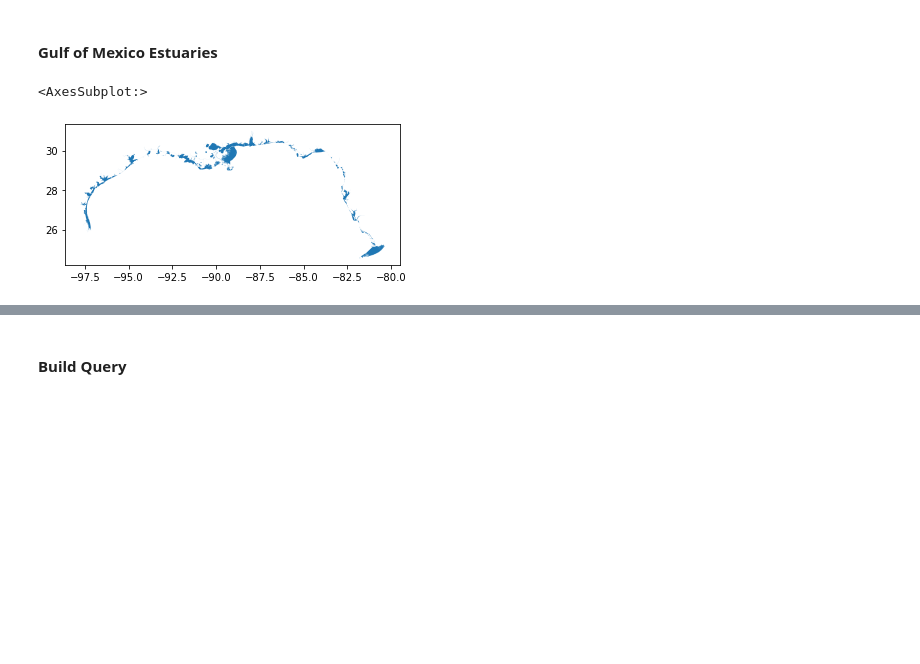
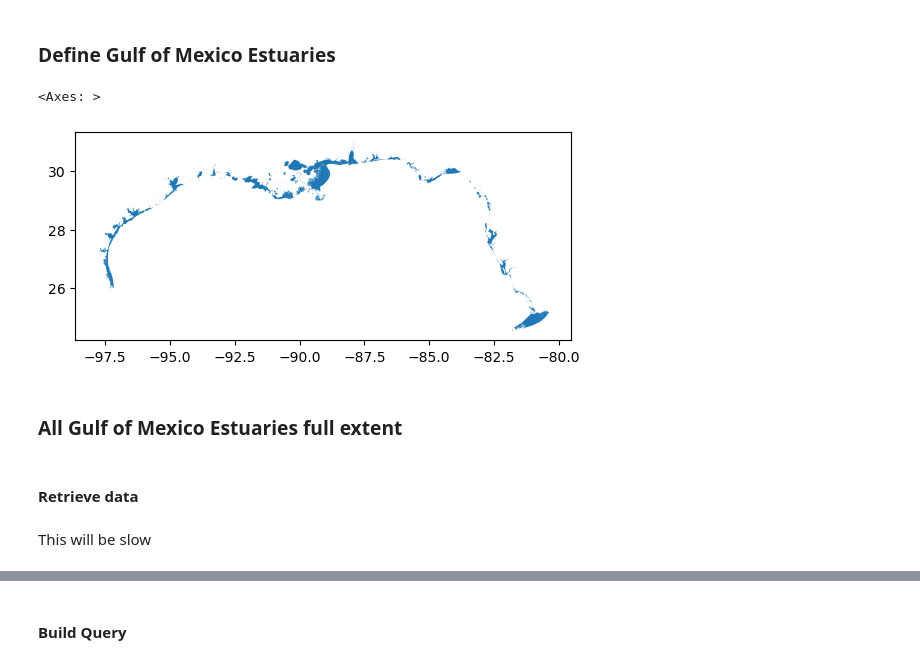
Before and after one commit to USEPA/harmonize-wq, a Jupyter notebook: demos/Harmonize_GOM.ipynb, the cells around one changed output, grey strips where cells are left out. Cells and saved outputs as stored; diff of their text form; code cells hidden in the pictures; blank space fills up the shorter version.

Commit message:
Refresh of demos from demo_refresh branch

```diff
--- a/demos/Harmonize_GOM.ipynb
+++ b/demos/Harmonize_GOM.ipynb
@@ -14,4 +42,4 @@ from harmonize_wq import location
 from harmonize_wq import visualize
 import dataretrieval.wqp as wqp
 # %% [markdown]
-#### Gulf of Mexico Estuaries
+### Define Gulf of Mexico Estuaries
@@ -27,6 +46,12 @@ aoi_gdf_all = aoi_gdf_all.to_crs(epsg=4326)
+# %%
+# Read geometry for Area of Interest from geojson file url
+# NOTE: alternatively you can direct it to a local shapefile
+aoi_url = r'https://raw.githubusercontent.com/USEPA/harmonize-wq/demo_refresh/harmonize_wq/tests/data/NCCA_dissolved_GOM.geojson'
 # %%
-# Plot all the Gulf of Mexico Estuaries
-aoi_gdf_all.plot()
+# Plot all the Gulf of Mexico Estuaries (geojson is WGS1984 standard)
+wrangle.as_gdf(aoi_url).plot()
 # %% [output]
-<AxesSubplot:>
+<Axes: >
-[figure, old version]
+[figure, new version]
+# %% [markdown]
+### All Gulf of Mexico Estuaries full extent
@@ -32,0 +80,4 @@ aoi_gdf_all.plot()
+# %% [markdown]
+#### Retrieve data
+# %% [markdown]
+This will be slow
```
Also changed, not shown: parts of 83 cells of this notebook, 10 other files.
